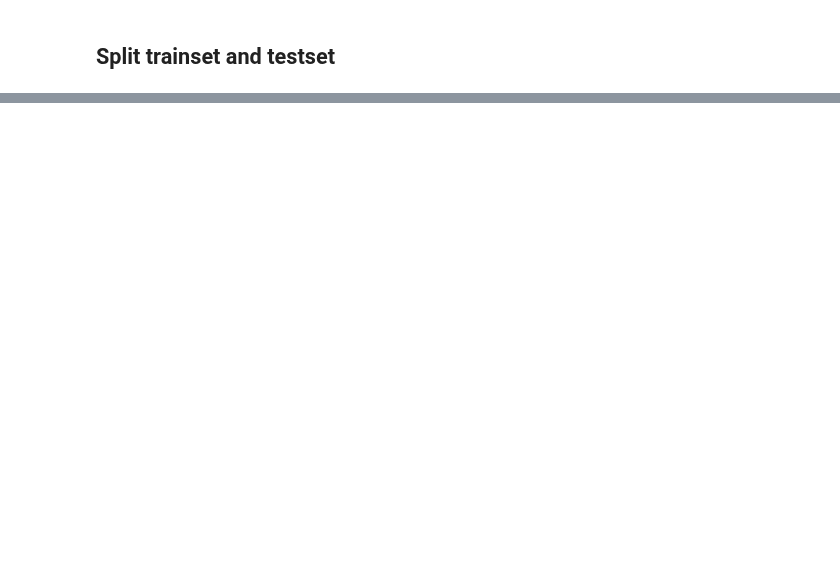
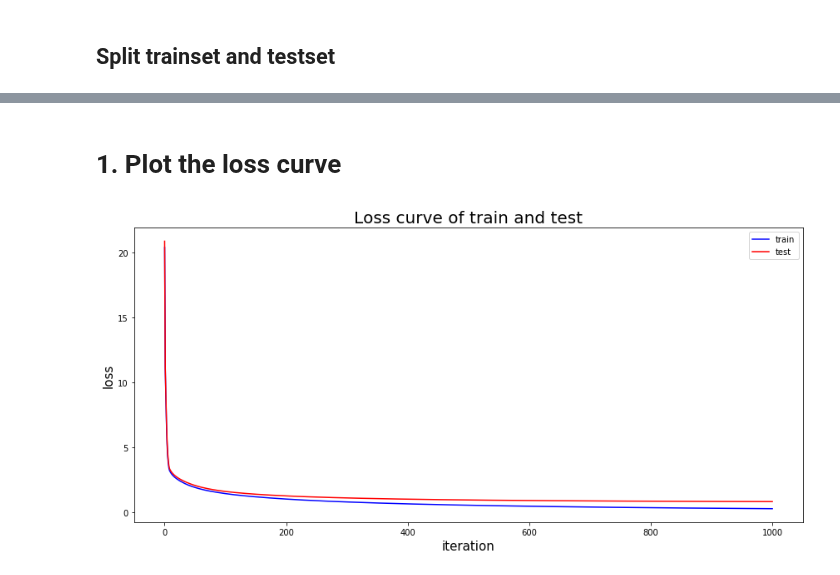
Before and after one commit to BaeHyungjun/2020-1-MachineLearning, a Jupyter notebook: 20152410_배형준_머신러닝_과제9.ipynb, the cells around one changed output, grey strips where cells are left out. Cells and saved outputs as stored; diff of their text form; code cells hidden in the pictures; blank space fills up the shorter version.

```diff
--- a/20152410_배형준_머신러닝_과제9.ipynb
+++ b/20152410_배형준_머신러닝_과제9.ipynb
@@ -109,0 +102,11 @@ data_scaled_test = data_scaled[6000:, :]
+# %%
+train_index = 6000
+
+train_label = label[:train_index]
+test_label = label[train_index:]
+
+label_onehot_train = label_onehot[:train_index, :]
+label_onehot_test = label_onehot[train_index:, :]
+
+data_scaled_train = data_scaled[:train_index, :]
+data_scaled_test = data_scaled[train_index:, :]
@@ -229,0 +304,13 @@ class neural_network:
+# %%
+model_neural_network = neural_network(learning_rate=1,
+                                      error_bound=10**(-7),
+                                      iteration=2500,
+                                      random_state=20152410,
+                                      hidden_layer=2,
+                                      number_node=[196, 49],
+                                      fit_intercept=True)
+# %%
+model_neural_network.fit(X_train=data_scaled_train,
+                         Y_train=label_onehot_train,
+                         X_test=data_scaled_test,
+                         Y_test=label_onehot_test)
@@ -229,0 +336,14 @@ class neural_network:
+# %% [markdown]
+# 1. Plot the loss curve
+# %%
+plt.figure(figsize=(12, 6))
+plt.plot(model_neural_network.record_train_cost, 'b', label='train')
+plt.plot(model_neural_network.record_test_cost, 'r', label='test')
+plt.title('Loss curve of train and test', fontsize=20)
+plt.xlabel('iteration', fontsize=15)
+plt.ylabel('loss', fontsize=15)
+plt.legend(loc='best')
+plt.tight_layout()
+plt.show()
+# %% [output]
+[figure, added]
```
Also changed, not shown: parts of 16 cells of this notebook.
